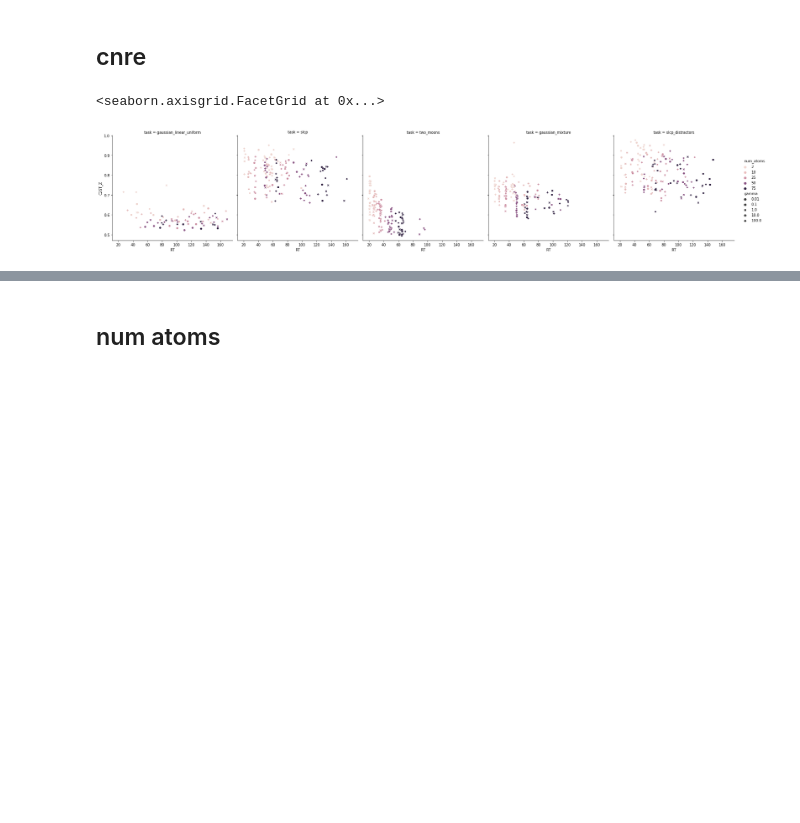
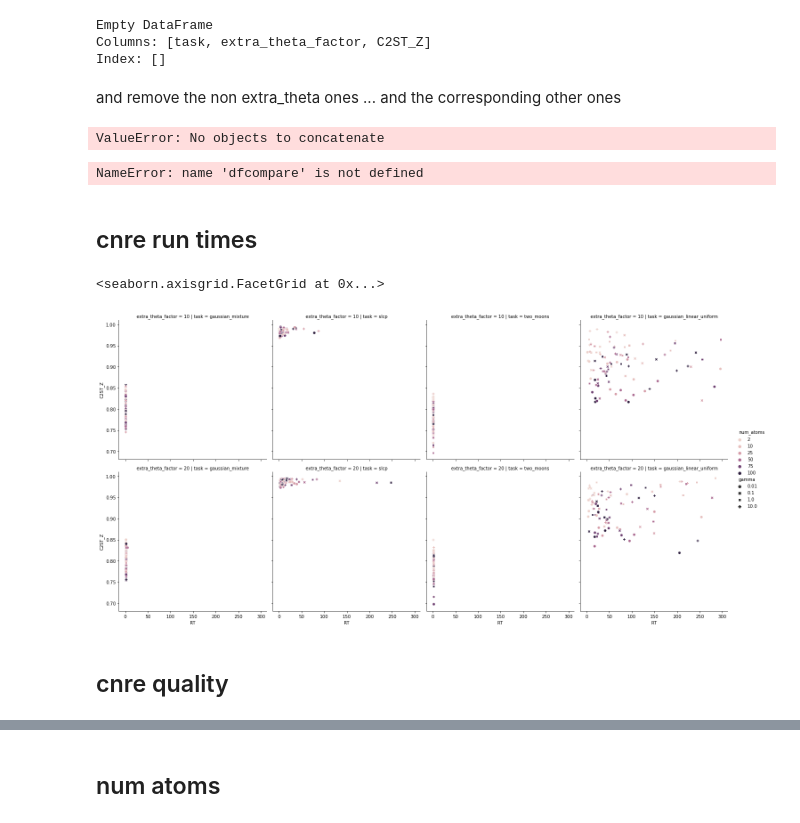
Before and after one commit to bkmi/cnre, a Jupyter notebook: benchmarking/01 initial metrics.ipynb, the cells around one changed output, grey strips where cells are left out. Saved outputs shown, nothing was run; the diff lists cells and outputs as text; code cells hidden in the pictures; blank space fills up the shorter version.

Commit message:
added info about all benchmarking experiments, working on infinite data case.

```diff
--- a/benchmarking/01 initial metrics.ipynb
+++ b/benchmarking/01 initial metrics.ipynb
@@ -58,10 +42,8 @@ def get_true_theta_from_row(row):
 # %%
-# df = pd.read_csv("metrics.csv", index_col=0)
-# df = pd.read_csv("metrics-0401.csv", index_col=0)
-# df = pd.read_csv("metrics-0402.csv", index_col=0)
-
 files = [
-    "metrics-0406.csv",
+    # "metrics-0406.csv",
+    "metrics.csv",
+    "metrics-small.csv",
 ]
 df = pd.concat([pd.read_csv(file, index_col=0) for file in files], ignore_index=True)
 df["training_samples_id"] = df["training_samples_root"].map(get_training_samples_id)
@@ -88,21 +95,64 @@ array([1.e+02, 1.e-01, 1.e+00, 1.e-02, 1.e+01,    nan])
+# %%
+# dfextra = df[df["path"].map(lambda x: "/home/ben/sci/cnre/benchmarking/multirun/2022-04-06/16-14-02" in x)]
+dfextra = df[df["path"].map(lambda x: "/home/ben/sci/cnre/benchmarking/multirun/2022-04-06/16-14-02" in x or "/home/ben/sci/cnre/benchmarking/multirun/2022-04-07/14-48-01/" in x)]
+dfextra = dfextra.sort_values(["task", "extra_theta_factor"])
+print(dfextra[["task", "extra_theta_factor", "C2ST_Z"]])
+# %% [output]
+Empty DataFrame
+Columns: [task, extra_theta_factor, C2ST_Z]
+Index: []
+# %% [markdown]
+and remove the non extra_theta ones
+... and the corresponding other ones
+# %%
+# df = df[df["path"].map(lambda x: "/home/ben/sci/cnre/benchmarking/multirun/2022-04-06/16-14-02" not in x)]
+# df = df[df["path"].map(lambda x: "/home/ben/sci/cnre/benchmarking/multirun/2022-04-06/19-42-08" not in x)]
+dfnotextra = df[df["extra_theta_factor"] == 0]
+len(dfnotextra)
+
+g = dfnotextra.groupby(["algorithm", "num_observation", "num_atoms", "gamma", "training_samples_id", "task"])
+g.groups
+
+l = []
+for task in df["task"].unique().tolist():
+    try:
+        l.append(
+            g.get_group(("CNRE", 1, 75, 1.0, 1, task))
+        )
+    except KeyError:
+        pass
+
+dfcompare = pd.concat(l).sort_values("task")
+dfcompare
+# %% [output]
+ValueError: No objects to concatenate
+# %%
+cols = ["task", "training_samples_root", "C2ST_Z", "extra_theta_factor"]
+print(dfcompare[cols].sort_values("task"))
+print(dfextra[cols].sort_values("task"))
+# %% [output]
+NameError: name 'dfcompare' is not defined
 # %% [markdown]
-## cnre
+## cnre run times
 # %%
 # Run times
 dfcnre = df[df["algorithm"] == "CNRE"]
 sns.relplot(
     data=dfcnre,
     x="RT",
     y="C2ST_Z",
     style="gamma",
     # hue="algorithm",
     hue="num_atoms",
     col="task",
+    row="extra_theta_factor",
     # kind="line",
 )
 # %% [output]
 <seaborn.axisgrid.FacetGrid at 0x...>
-[figure, old version]
+[figure, new version]
+# %% [markdown]
+## cnre quality
 # %%
 # quality
 dfcnre = df[df["algorithm"] == "CNRE"]
```
Also changed, not shown: parts of 19 cells of this notebook, 4 other files.
